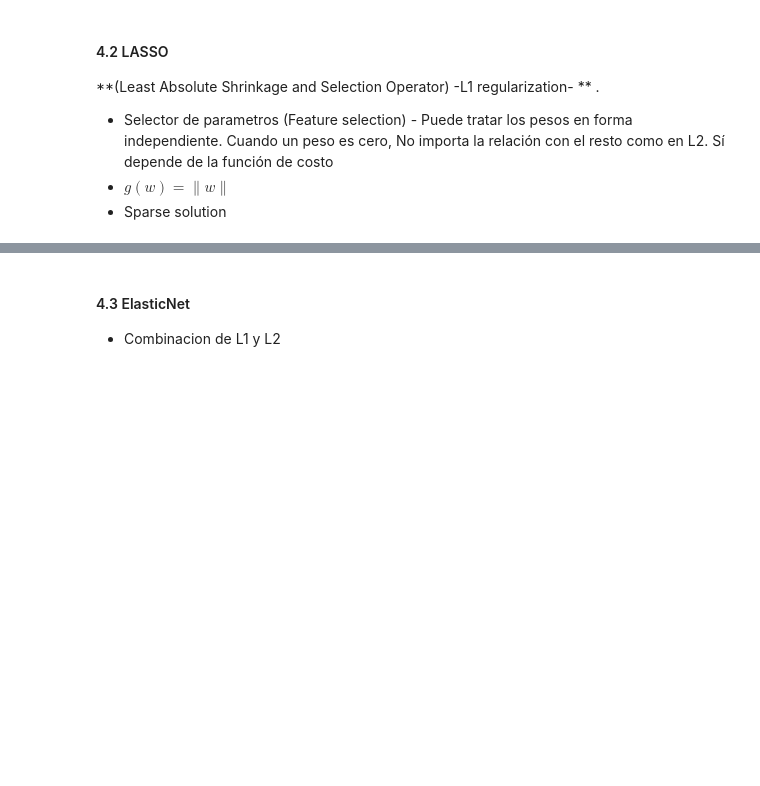
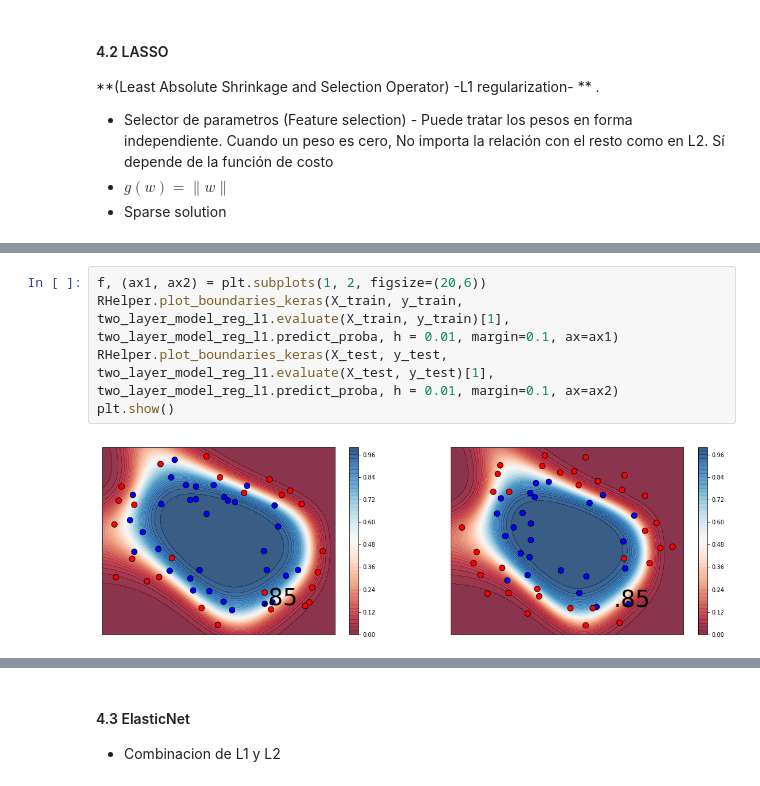
Before and after one commit to lab-ml-itba/4-Regularizacion, a Jupyter notebook: 0-Regularizacion-Teoria.ipynb, the cells around one changed output, grey strips where cells are left out. Drawn from its saved outputs; the diff is of its cells as text; blank space fills up the shorter version.

```diff
--- a/0-Regularizacion-Teoria.ipynb
+++ b/0-Regularizacion-Teoria.ipynb
@@ -686,0 +707,7 @@ KeyboardInterrupt:
+# %%
+f, (ax1, ax2) = plt.subplots(1, 2, figsize=(20,6))
+RHelper.plot_boundaries_keras(X_train, y_train, two_layer_model_reg_l1.evaluate(X_train, y_train)[1], two_layer_model_reg_l1.predict_proba, h = 0.01, margin=0.1, ax=ax1)
+RHelper.plot_boundaries_keras(X_test, y_test, two_layer_model_reg_l1.evaluate(X_test, y_test)[1], two_layer_model_reg_l1.predict_proba, h = 0.01, margin=0.1, ax=ax2)
+plt.show()
+# %% [output]
+[figure, added]
```
Also changed, not shown: parts of 11 cells of this notebook.
